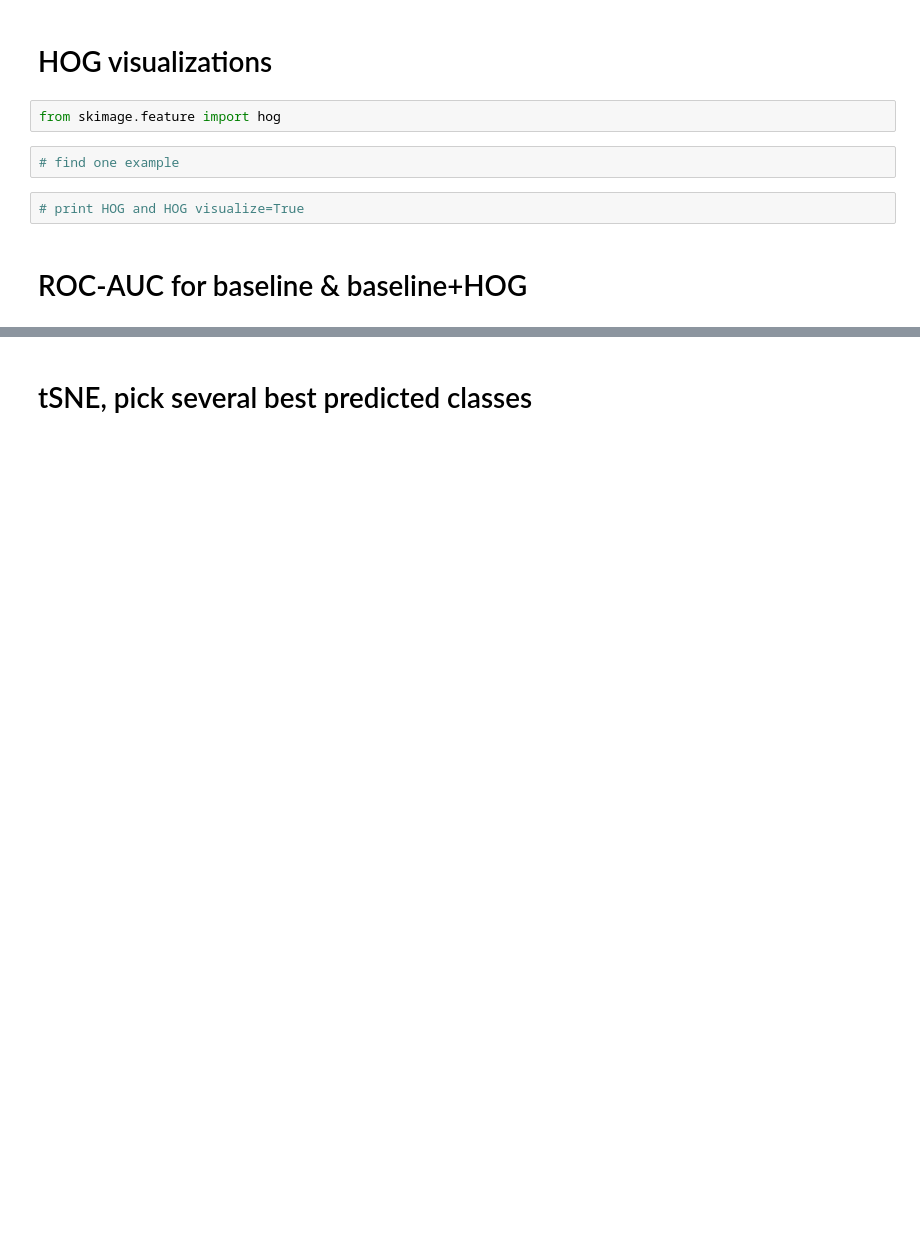
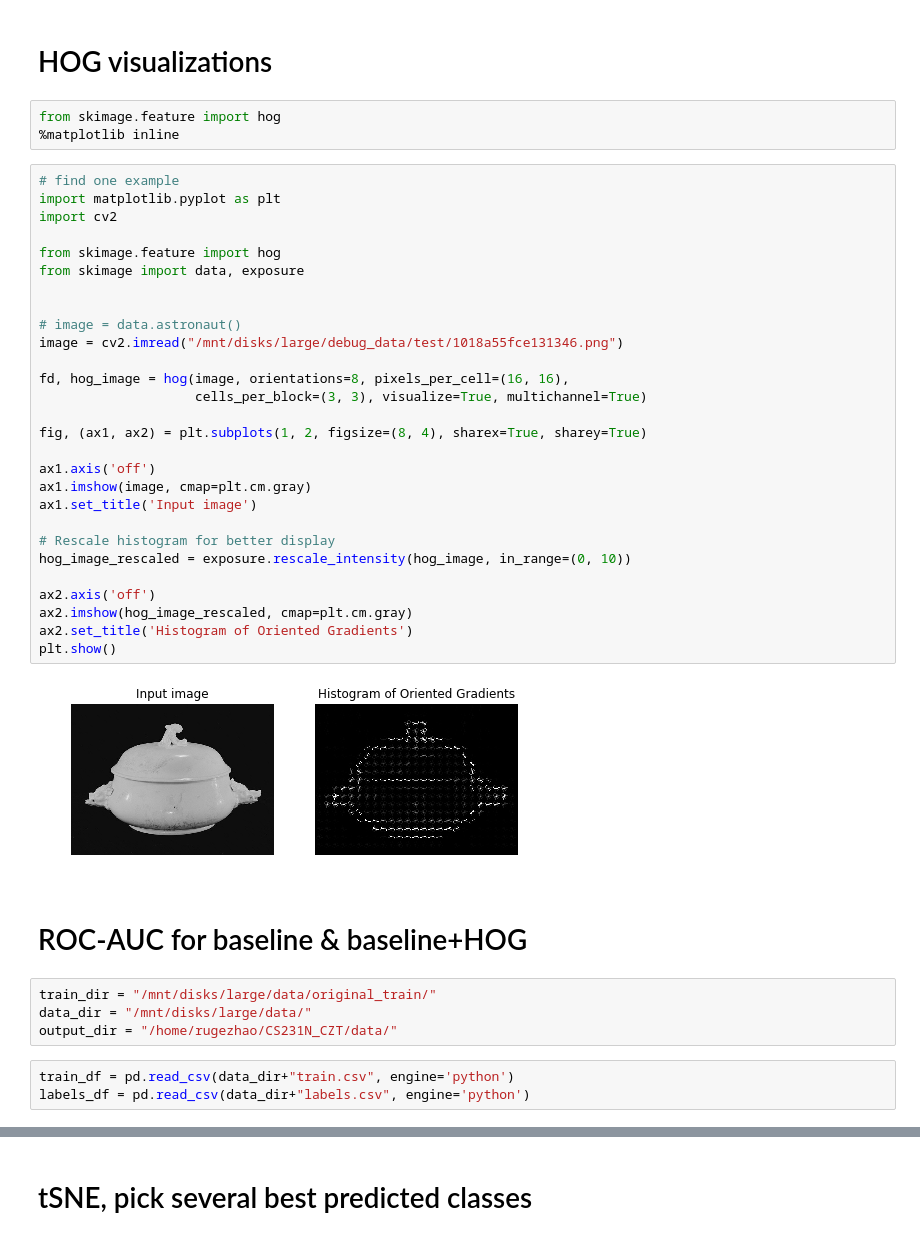
Before and after one commit to tsy935/CS231N_CZT, a Jupyter notebook: analyses/Ruge Eval.ipynb, the cells around one changed output, grey strips where cells are left out. Drawn from its saved outputs; the diff is of its cells as text; blank space fills up the shorter version.

```diff
--- a/analyses/Ruge Eval.ipynb
+++ b/analyses/Ruge Eval.ipynb
@@ -2,9 +2,43 @@
 # HOG visualizations
 # %%
 from skimage.feature import hog
+%matplotlib inline
-# %%
-# find one example
-# %%
-# print HOG and HOG visualize=True
+# %%
+# find one example
+import matplotlib.pyplot as plt
+import cv2
+
+from skimage.feature import hog
+from skimage import data, exposure
+
+
+# image = data.astronaut()
+image = cv2.imread("/mnt/disks/large/debug_data/test/1018a55fce131346.png")
+
+fd, hog_image = hog(image, orientations=8, pixels_per_cell=(16, 16),
+                    cells_per_block=(3, 3), visualize=True, multichannel=True)
+
+fig, (ax1, ax2) = plt.subplots(1, 2, figsize=(8, 4), sharex=True, sharey=True)
+
+ax1.axis('off')
+ax1.imshow(image, cmap=plt.cm.gray)
+ax1.set_title('Input image')
+
+# Rescale histogram for better display
+hog_image_rescaled = exposure.rescale_intensity(hog_image, in_range=(0, 10))
+
+ax2.axis('off')
+ax2.imshow(hog_image_rescaled, cmap=plt.cm.gray)
+ax2.set_title('Histogram of Oriented Gradients')
+plt.show()
+# %% [output]
+[figure, added]
 # %% [markdown]
 # ROC-AUC for baseline & baseline+HOG
+# %%
+train_dir = "/mnt/disks/large/data/original_train/"
+data_dir = "/mnt/disks/large/data/"
+output_dir = "/home/rugezhao/CS231N_CZT/data/"
+# %%
+train_df = pd.read_csv(data_dir+"train.csv", engine='python')
+labels_df = pd.read_csv(data_dir+"labels.csv", engine='python')
```
Also changed, not shown: parts of 9 cells of this notebook.
